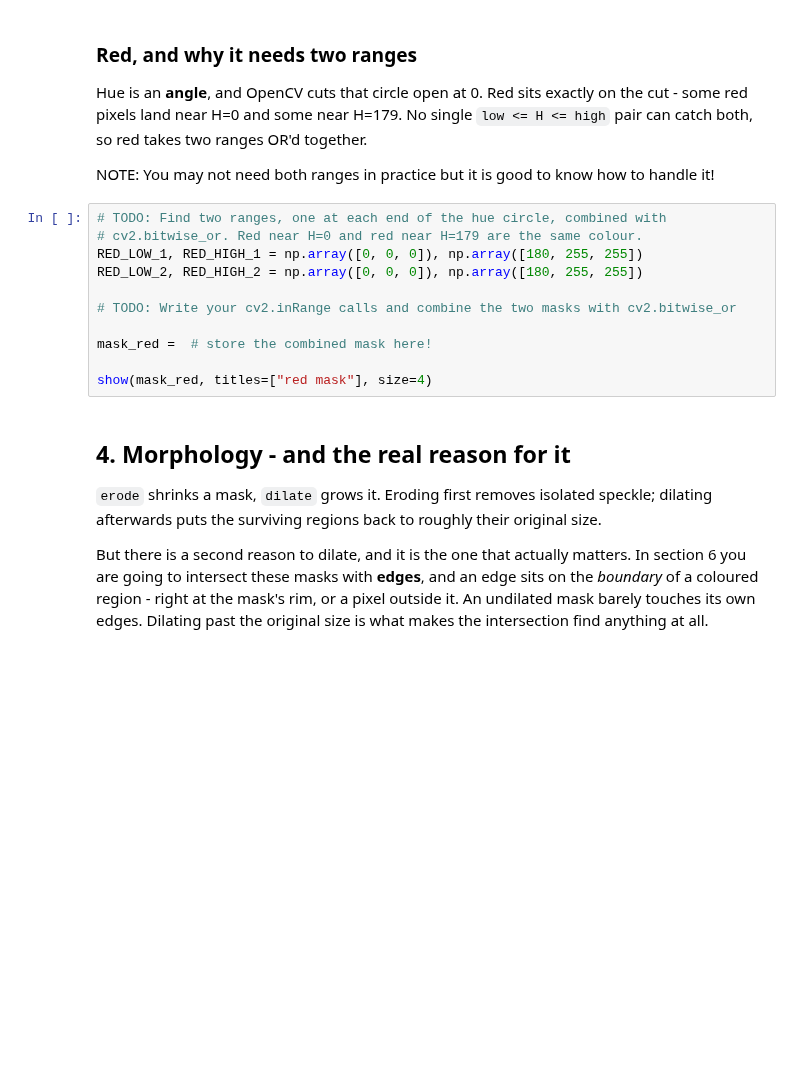
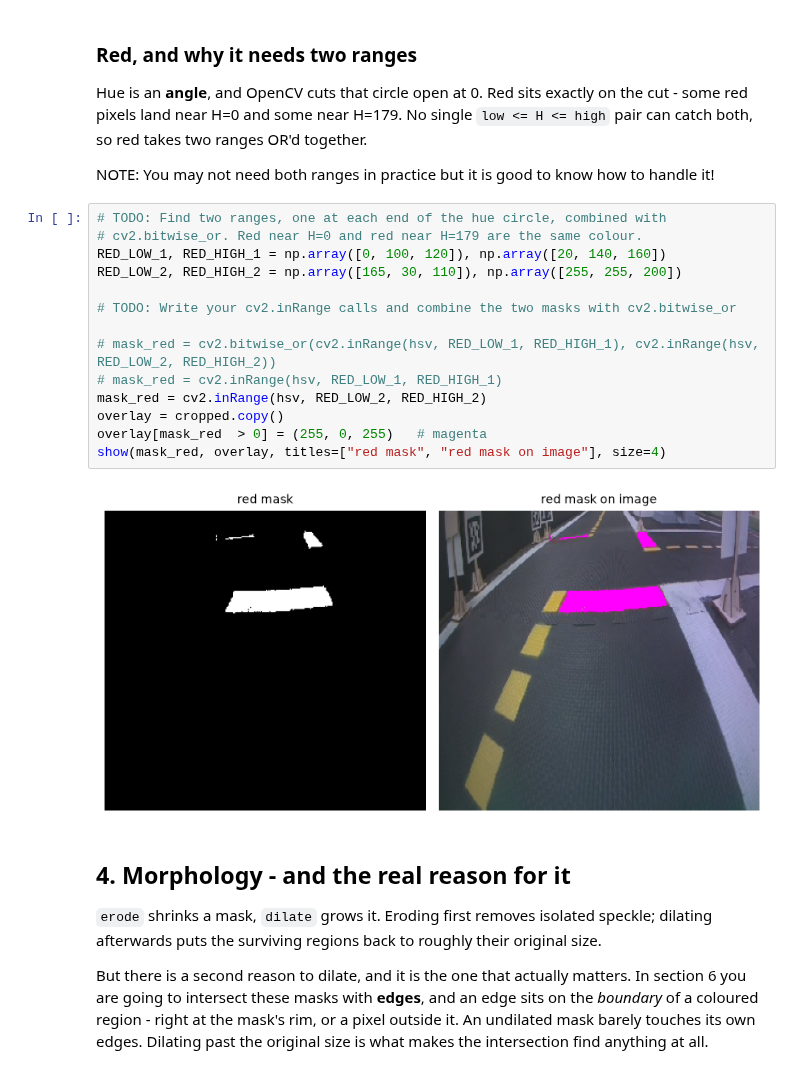
Before and after one commit to BenWashburn1457/lane-following, a Jupyter notebook: notebooks/lane_detection_activity.ipynb, the cells around one changed output. Cells and saved outputs as stored; diff of their text form; blank space fills up the shorter version.

```diff
--- a/notebooks/lane_detection_activity.ipynb
+++ b/notebooks/lane_detection_activity.ipynb
@@ -210,14 +238,19 @@ NOTE: You may not need both ranges in practice but it is good to know how to han
 # %%
 # TODO: Find two ranges, one at each end of the hue circle, combined with
 # cv2.bitwise_or. Red near H=0 and red near H=179 are the same colour.
-RED_LOW_1, RED_HIGH_1 = np.array([0, 0, 0]), np.array([180, 255, 255])
-RED_LOW_2, RED_HIGH_2 = np.array([0, 0, 0]), np.array([180, 255, 255])
+RED_LOW_1, RED_HIGH_1 = np.array([0, 100, 120]), np.array([20, 140, 160])
+RED_LOW_2, RED_HIGH_2 = np.array([165, 30, 110]), np.array([255, 255, 200])
 
 # TODO: Write your cv2.inRange calls and combine the two masks with cv2.bitwise_or
 
-mask_red =  # store the combined mask here!
-
-show(mask_red, titles=["red mask"], size=4)
+# mask_red = cv2.bitwise_or(cv2.inRange(hsv, RED_LOW_1, RED_HIGH_1), cv2.inRange(hsv, RED_LOW_2, RED_HIGH_2))
+# mask_red = cv2.inRange(hsv, RED_LOW_1, RED_HIGH_1)
+mask_red = cv2.inRange(hsv, RED_LOW_2, RED_HIGH_2)
+overlay = cropped.copy()
+overlay[mask_red  > 0] = (255, 0, 255)   # magenta
+show(mask_red, overlay, titles=["red mask", "red mask on image"], size=4)
+# %% [output]
+[figure, added]
 # %% [markdown]
 ## 4. Morphology - and the real reason for it
 
```
Also changed, not shown: parts of 14 cells of this notebook, 4 other files.
